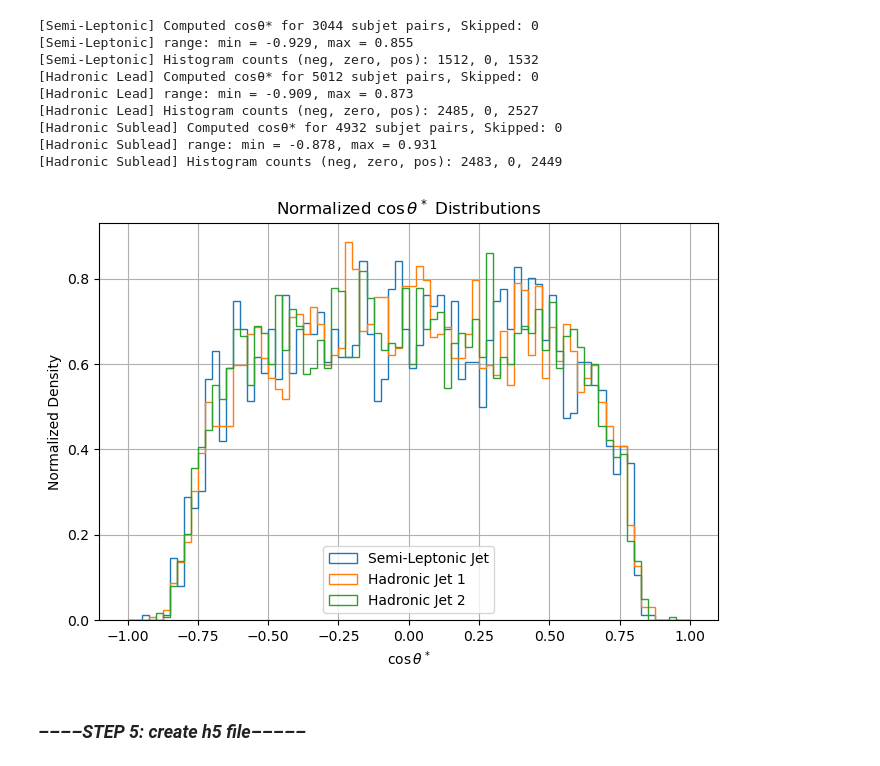
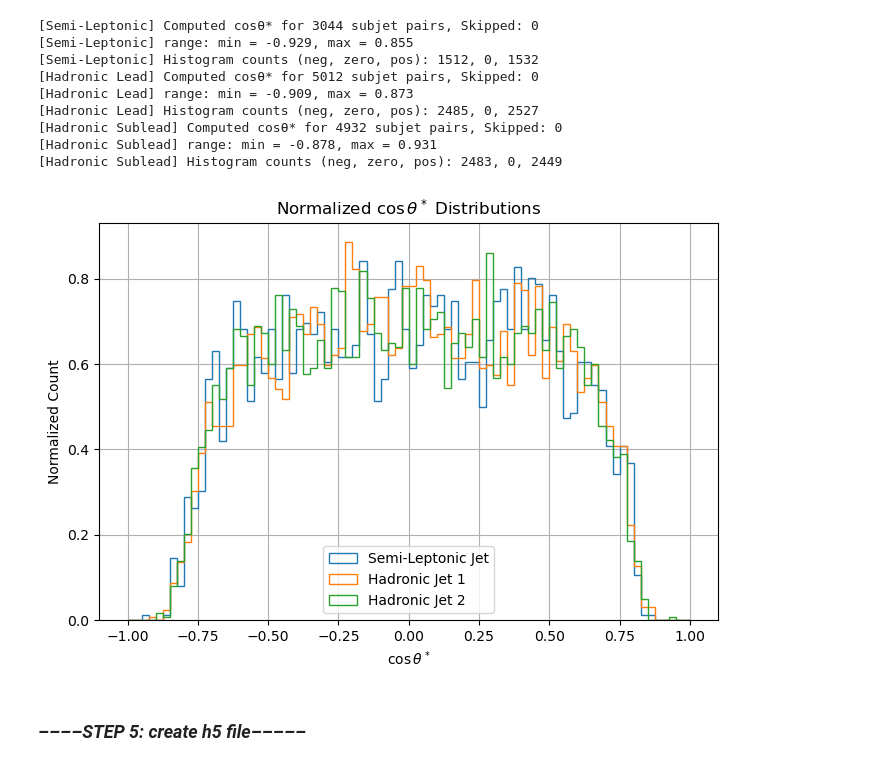
Before and after one commit to aimenobaid/polarization, a Jupyter notebook: bulk_revised_selection_h5-Copy1.ipynb, the cells around one changed output. Saved outputs shown, nothing was run; the diff lists cells and outputs as text; code cells hidden in the pictures.

```diff
--- a/bulk_revised_selection_h5-Copy1.ipynb
+++ b/bulk_revised_selection_h5-Copy1.ipynb
@@ -512,21 +512,21 @@ cos_theta_had2 = compute_cos_theta_star_from_vectors(had2_pairs, "Hadronic Suble
 # %%
 # -- Plot Normalized cos(θ*) Distributions --
 plt.figure(figsize=(7, 5))
 plt.hist(cos_theta_semi, bins=80, range=(-1, 1), density=True,
          histtype='step', label='Semi-Leptonic Jet')
 plt.hist(cos_theta_had1, bins=80, range=(-1, 1), density=True,
          histtype='step', label='Hadronic Jet 1')
 plt.hist(cos_theta_had2, bins=80, range=(-1, 1), density=True,
          histtype='step', label='Hadronic Jet 2')
 plt.xlabel(r"$\cos\theta^*$")
-plt.ylabel("Normalized Density")
+plt.ylabel("Normalized Count")
 plt.title(r"Normalized $\cos\theta^*$ Distributions")
 plt.legend()
 plt.grid(True)
 plt.tight_layout()
 plt.show()
 # %% [output]
-[figure, old version]
+[figure, new version]
 # %% [markdown]
 ### *––––STEP 5: create h5 file–––––*
 # %%
```
Also changed, not shown: 1 other file.
